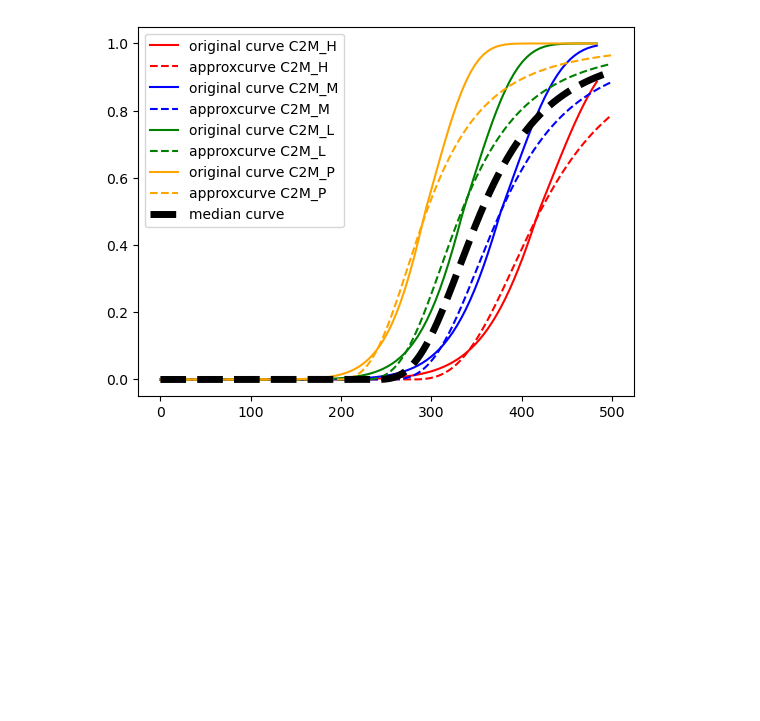
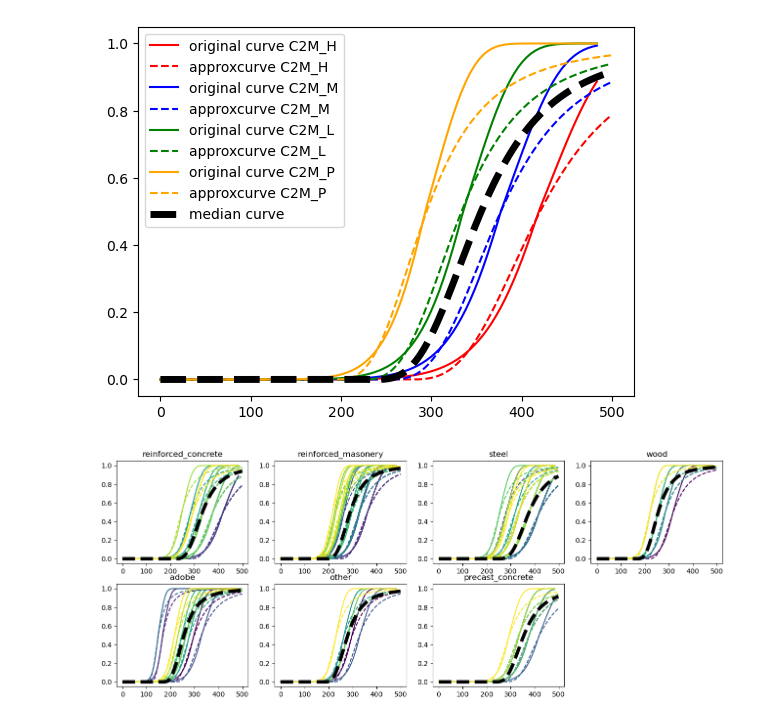
Before and after one commit to Evelyn-M/global-displacement-risk, a Jupyter notebook: doc/TC_vulnerability_funcs.ipynb, the cells around one changed output. Cells and saved outputs as stored; diff of their text form; code cells hidden in the pictures; blank space fills up the shorter version.

```diff
--- a/doc/TC_vulnerability_funcs.ipynb
+++ b/doc/TC_vulnerability_funcs.ipynb
@@ -54,3 +54,61 @@ plt.legend()
 plt.show()
 # %% [output]
 [figure]
+# %%
+# now we do the same for the higher aggregation level
+uni_agg = tag_agg['class_sam'].unique()
+v_halfs_agg_median = np.zeros(len(uni_agg))
+v_threshs_agg_median = np.zeros(len(uni_agg))
+v_halfs_agg_max = np.zeros(len(uni_agg))
+v_threshs_agg_max = np.zeros(len(uni_agg))
+v_halfs_agg_min = np.zeros(len(uni_agg))
+v_threshs_agg_min = np.zeros(len(uni_agg))
+
+fig, ax = plt.subplots(figsize=(16,6))
+grid = plt.GridSpec(2, 4) # create a grid for the subplots
+
+for i in range(len(uni_agg)):
+    cc = tag_agg[tag_agg['class_sam'] == uni_agg[i]]
+    cc_uni = cc['tag'].unique()
+
+    # make viridis color scale with number of tags
+    cols = plt.cm.viridis(np.linspace(0, 1, len(cc_uni)))
+    v_halfs = np.zeros(len(cc_uni))
+    v_threshs = np.zeros(len(cc_uni))
+    xx = np.arange(0, 500, 1)
+
+    if i < 4:
+        ax = plt.subplot(grid[0,i])
+    else:
+        ax = plt.subplot(grid[1,i-4])
+
+    for t, tag in enumerate(cc_uni):
+        impf = pd.read_excel(DP.joinpath('output/'+str(tag)+'.xlsx'), sheet_name='Sheet1')
+
+        inten = impf.iloc[:,0]
+        mdd = impf.iloc[:,1]
+        v_halfs[t] = inten[np.argmin(np.abs(mdd - 0.5))]
+        v_threshs[t] = inten[np.argmax(mdd > 0.01)]
+
+        plt.plot(inten, mdd, color=cols[t])
+
+        yy = sig_emanuel(xx, v_threshs[t], v_halfs[t])
+        ax.plot(xx,yy, color=cols[t], linestyle='dashed')
+
+    v_halfs_agg_median[i] = np.median(v_halfs)
+    v_threshs_agg_median[i] = np.median(v_threshs)
+    v_halfs_agg_max[i] = np.max(v_halfs)
+    v_threshs_agg_max[i] = np.max(v_threshs)
+    v_halfs_agg_min[i] = np.min(v_halfs)
+    v_threshs_agg_min[i] = np.min(v_threshs)
+
+    y_main = sig_emanuel(xx, np.median(v_threshs), np.median(v_halfs))
+
+
+
+    ax.plot(xx, y_main, color='black', linestyle='dashed', linewidth=5)
+    ax.set_title(uni_agg[i])
+plt.tight_layout
+plt.show()
+# %% [output]
+[figure, added]
```
Also changed, not shown: parts of 2 cells of this notebook.
